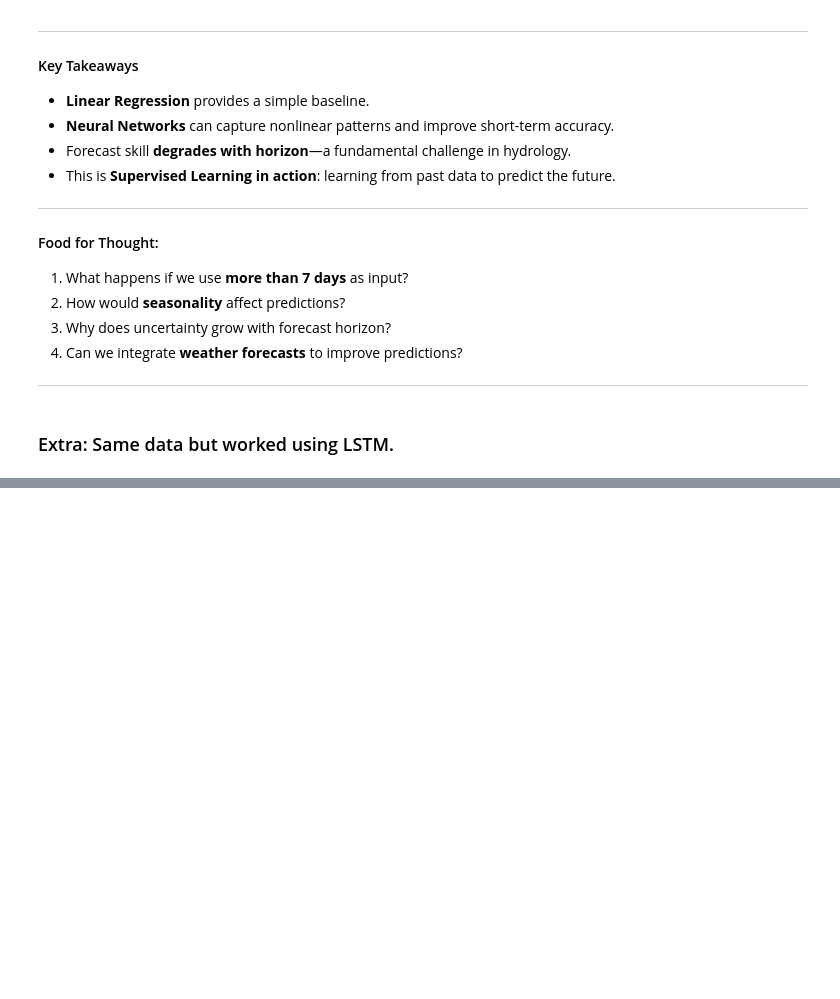
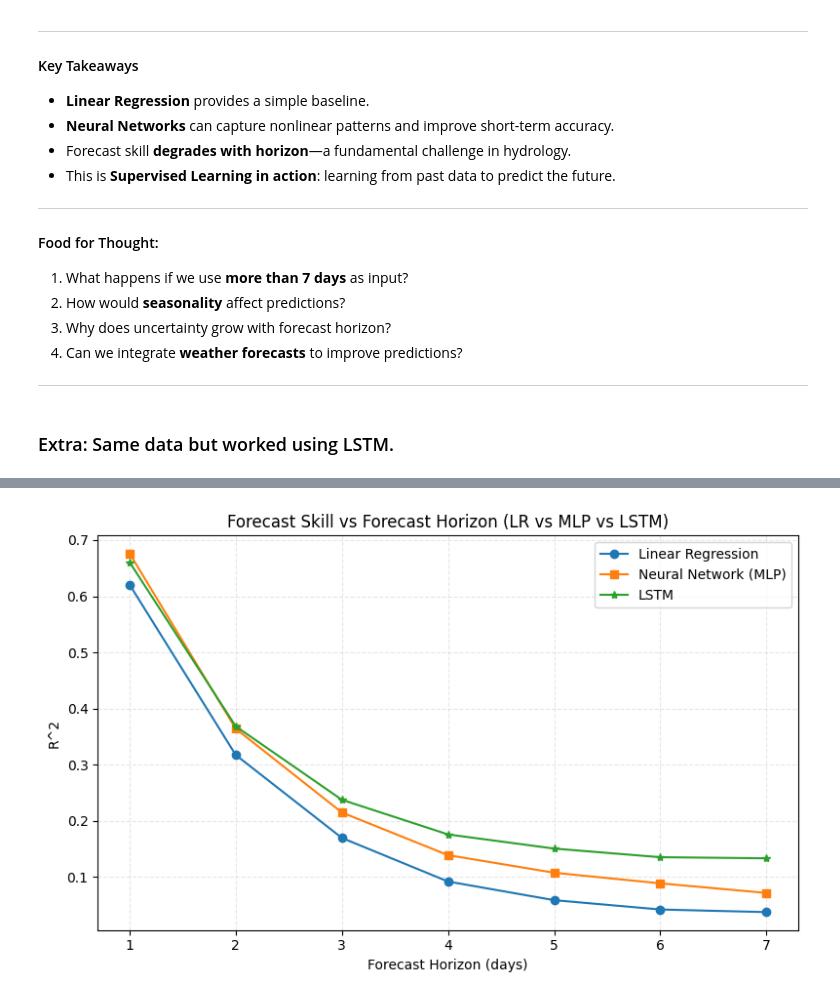
Before and after one commit to tkavoo/data_science, a Jupyter notebook: streamflow_forecasting.ipynb, the cells around one changed output, grey strips where cells are left out. Drawn from its saved outputs; the diff is of its cells as text; code cells hidden in the pictures; blank space fills up the shorter version.

```diff
--- a/streamflow_forecasting.ipynb
+++ b/streamflow_forecasting.ipynb
@@ -635,0 +594,34 @@ plt.show()
+# %%
+# Instantiate wrapper
+lstm_wrapper = FastLSTMWrapper(lstm_model, scaler, window, max_horizon)
+
+lin_results  = multistep_skill(model, values, window=7, max_horizon=7, is_lstm=False)
+nn_results   = multistep_skill(nn_model, values, window=7, max_horizon=7, is_lstm=False)
+lstm_results = multistep_skill(lstm_wrapper, values, window=7, max_horizon=7, is_lstm=True)
+# %%
+h_lin  = [r[0] for r in lin_results]
+r2_lin = [r[1] for r in lin_results]
+
+h_nn  = [r[0] for r in nn_results]
+r2_nn = [r[1] for r in nn_results]
+
+h_lstm  = [r[0] for r in lstm_results]
+r2_lstm = [r[1] for r in lstm_results]
+
+
+# Plot Comparison: LR vs MLP vs LSTM
+plt.figure(figsize=(8,5))
+
+plt.plot(h_lin,  r2_lin,  marker="o", label="Linear Regression")
+plt.plot(h_nn,   r2_nn,   marker="s", label="Neural Network (MLP)")
+plt.plot(h_lstm, r2_lstm, marker="*", label="LSTM")
+
+plt.xlabel("Forecast Horizon (days)")
+plt.ylabel("R^2")
+plt.title("Forecast Skill vs Forecast Horizon (LR vs MLP vs LSTM)")
+plt.legend()
+plt.grid(alpha=0.3, linestyle = '--')
+plt.tight_layout()
+plt.show()
+# %% [output]
+[figure, added]
```
Also changed, not shown: parts of 11 cells of this notebook.
